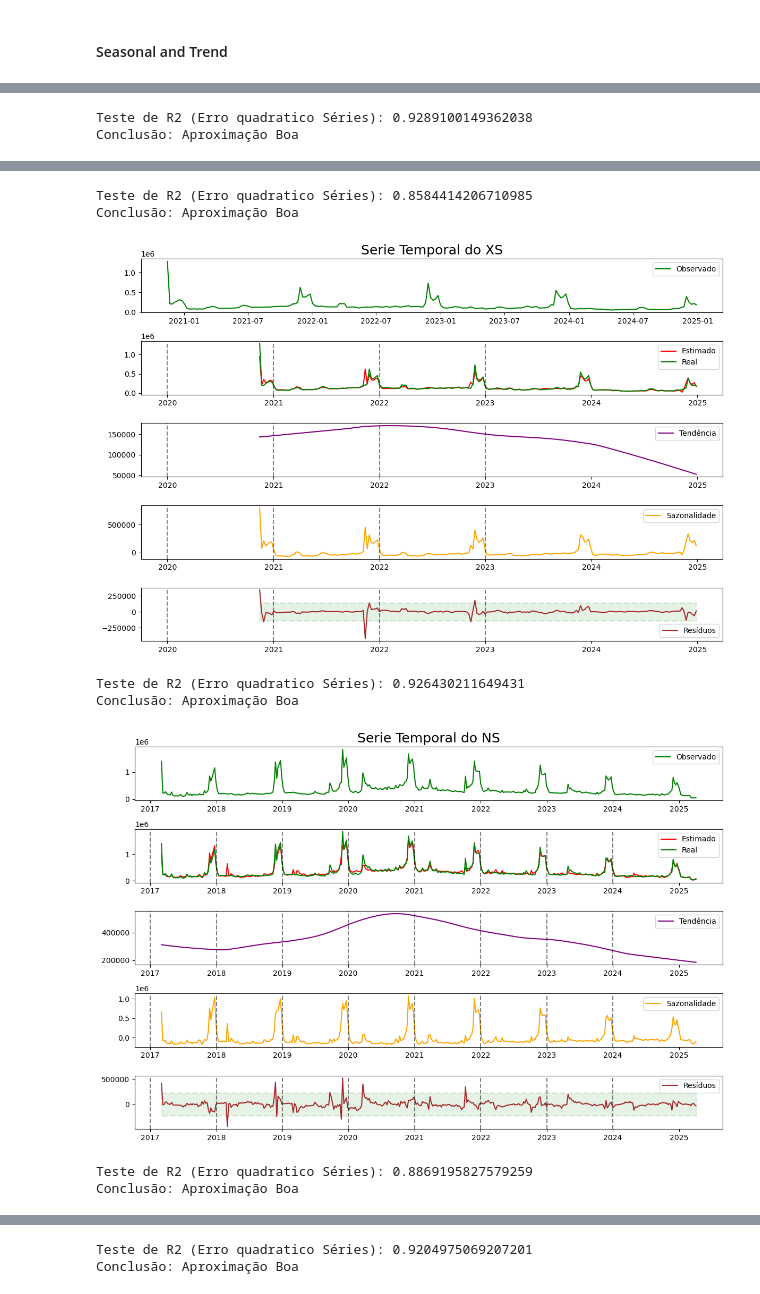
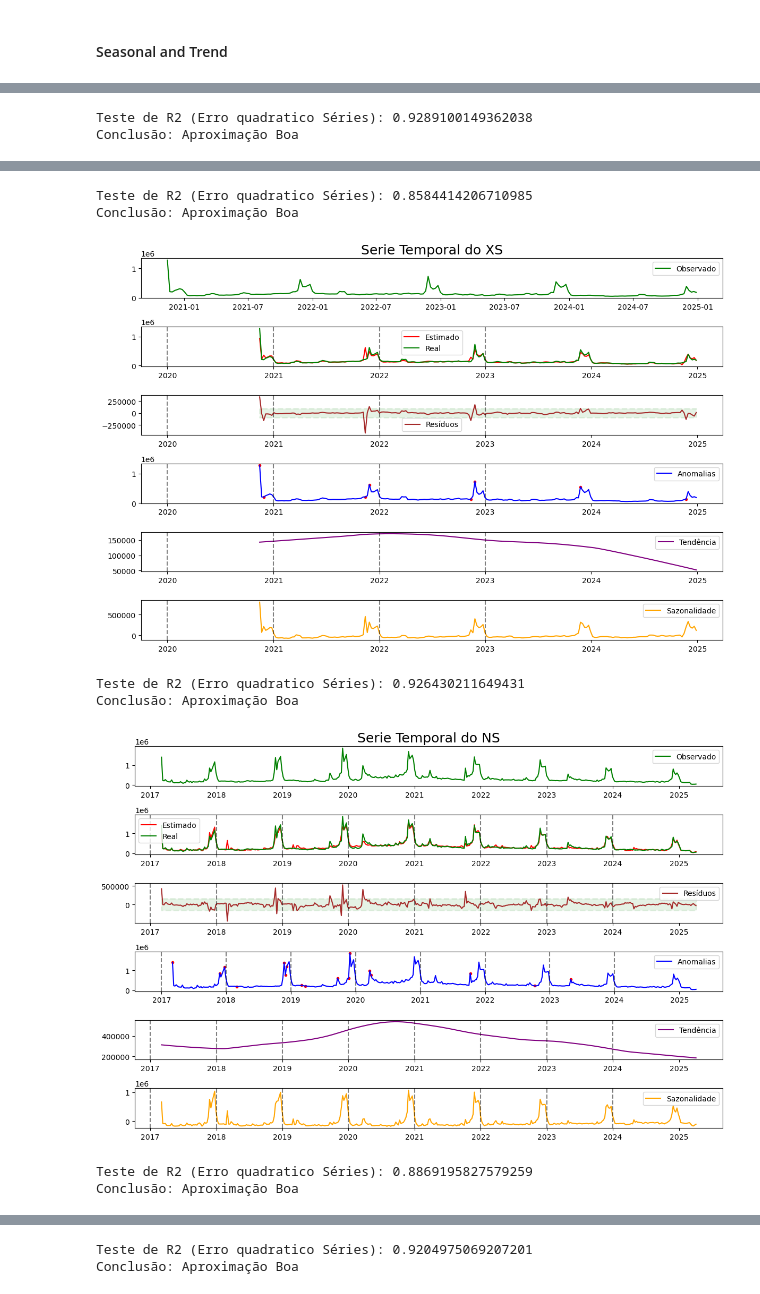
Before and after one commit to FramesPerStatistic/Console_Analyses, a Jupyter notebook: notebooks/serie_temp_console.ipynb, the cells around one changed output, grey strips where cells are left out. Saved outputs shown, nothing was run; the diff lists cells and outputs as text; code cells hidden in the pictures.

Commit message:
[FEAT] T-interval for console resid

```diff
--- a/notebooks/serie_temp_console.ipynb
+++ b/notebooks/serie_temp_console.ipynb
@@ -92,12 +93,12 @@ for console in consoles:
     date_max = actual_series.index.max().year
 
     plt.figure(figsize=(12, 8))
-    plt.subplot(511)
+    plt.subplot(611)
     plt.title(f'Serie Temporal do {console}', fontsize=18)
     plt.plot(actual_series,color='green', label='Observado')
     plt.legend()
 
-    plt.subplot(512)
+    plt.subplot(612)
     ss_res = np.sum(decomposition.resid**2)
     ss_tot = np.sum((actual_series - np.mean(actual_series))**2)
     r2 = 1 - (ss_res / ss_tot)
@@ -115,26 +116,16 @@ for console in consoles:
         plt.axvline(datetime(year,1,1), color='k', linestyle='--', alpha=0.5)
     plt.legend()
 
-    plt.subplot(513)
-    plt.plot(decomposition.trend, color='purple', label='Tendência')
-    for year in range(date_min,date_max):
-        plt.axvline(datetime(year,1,1), color='k', linestyle='--', alpha=0.5)
-    plt.legend()
-
-    plt.subplot(514)
-    plt.plot(decomposition.seasonal, color='orange', label='Sazonalidade')
-    for year in range(date_min,date_max):
-        plt.axvline(datetime(year,1,1), color='k', linestyle='--', alpha=0.5)
-
-    plt.legend()
-
-    plt.subplot(515)
+    plt.subplot(613)
     resid = decomposition.resid
     resid_mu = resid.mean()
     resid_dev = resid.std()
 
-    lower = resid_mu - (3*resid_dev)
-    upper = resid_mu + (3*resid_dev)
+    dist = scipy.stats.t(df=len(resid)-1)
+    critical_value = dist.ppf(0.975)
+
+    lower = resid_mu - (resid_dev*critical_value)
+    upper = resid_mu + (resid_dev*critical_value)
     plt.plot(resid, color='brown', label='Resíduos')
     plt.fill_between(resid.index,lower, upper, color='g', alpha=0.1, linestyle='--', linewidth=2)
     for year in range(date_min,date_max):
@@ -143,6 +134,29 @@ for console in consoles:
     plt.legend()
 
 
+    plt.subplot(614)
+    anomalies = actual_series[(resid < lower) | (resid > upper)]
+    plt.plot(actual_series, color='blue', label='Anomalias')
+    for year in range(date_min,date_max):
+        plt.axvline(datetime(year,1,1), color='k', linestyle='--', alpha=0.5)
+
+    plt.scatter(anomalies.index,anomalies, color='r', marker='.')
+    plt.legend()
+
+    plt.subplot(615)
+    plt.plot(decomposition.trend, color='purple', label='Tendência')
+    for year in range(date_min,date_max):
+        plt.axvline(datetime(year,1,1), color='k', linestyle='--', alpha=0.5)
+    plt.legend()
+
+    plt.subplot(616)
+    plt.plot(decomposition.seasonal, color='orange', label='Sazonalidade')
+    for year in range(date_min,date_max):
+        plt.axvline(datetime(year,1,1), color='k', linestyle='--', alpha=0.5)
+
+    plt.legend()
+
+
     plt.tight_layout()
     plt.show()
 # %% [output]
@@ -155,8 +169,8 @@ Conclusão: Aproximação Boa
 Teste de R2 (Erro quadratico Séries): 0.8584414206710985
 Conclusão: Aproximação Boa
-[figure, old version]
+[figure, new version]
 Teste de R2 (Erro quadratico Séries): 0.926430211649431
 Conclusão: Aproximação Boa
-[figure, old version]
+[figure, new version]
 Teste de R2 (Erro quadratico Séries): 0.8869195827579259
 Conclusão: Aproximação Boa
```
Also changed, not shown: parts of 2 cells of this notebook.
